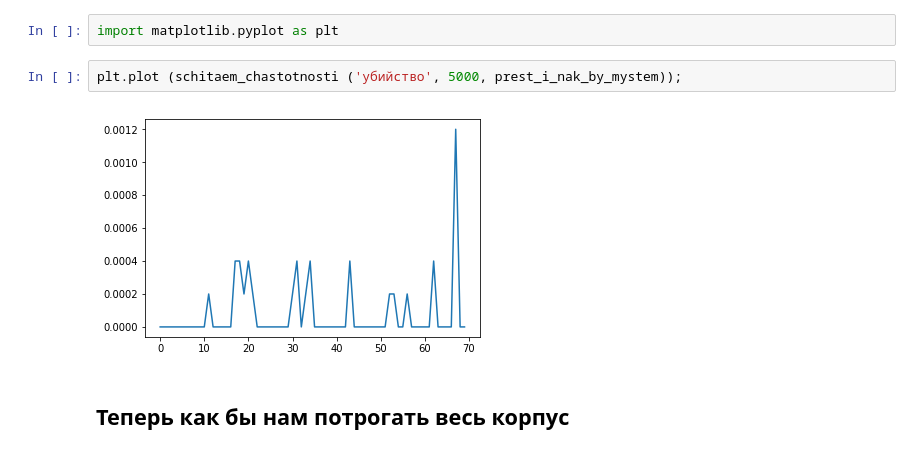
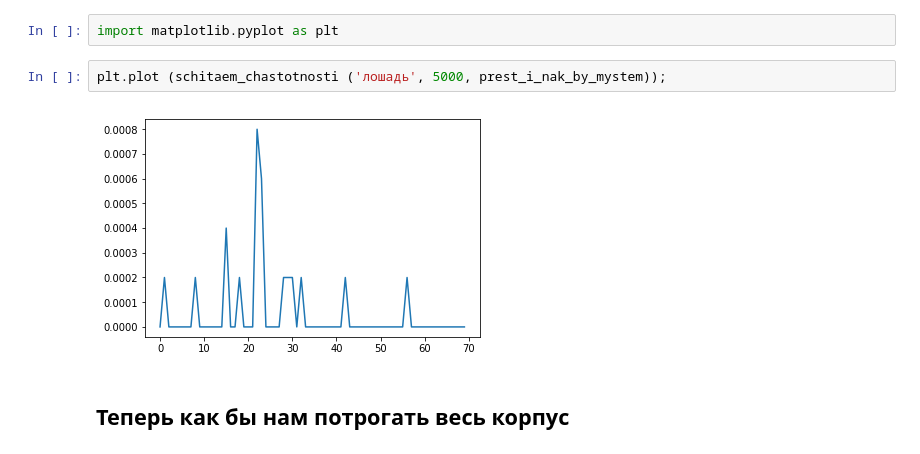
Before and after one commit to dhhse/dhcourse, a Jupyter notebook: dr_practice/first_dr_notebook_danya.ipynb, the cells around one changed output. Drawn from its saved outputs; the diff is of its cells as text.

```diff
--- a/dr_practice/first_dr_notebook_danya.ipynb
+++ b/dr_practice/first_dr_notebook_danya.ipynb
@@ -491,9 +491,9 @@ schitaem_chastotnosti ('убийство', 10000, prest_i_nak_by_mystem)
 # %%
 import matplotlib.pyplot as plt
 # %%
-plt.plot (schitaem_chastotnosti ('убийство', 5000, prest_i_nak_by_mystem));
+plt.plot (schitaem_chastotnosti ('лошадь', 5000, prest_i_nak_by_mystem));
 # %% [output]
-[figure, old version]
+[figure, new version]
 # %% [markdown]
 ## Теперь как бы нам потрогать весь корпус
 # %% [markdown]
```
Also changed, not shown: parts of 5 cells of this notebook, 3 other files.
